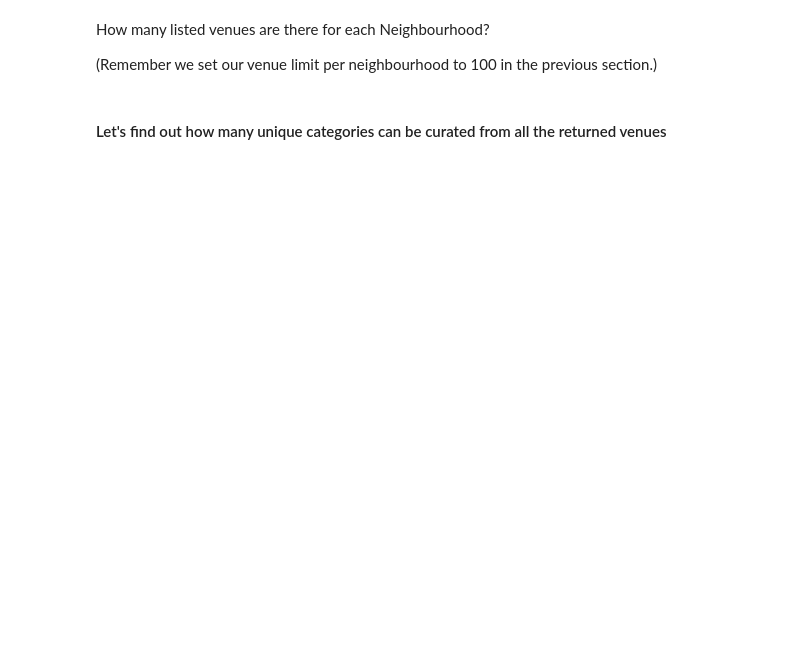
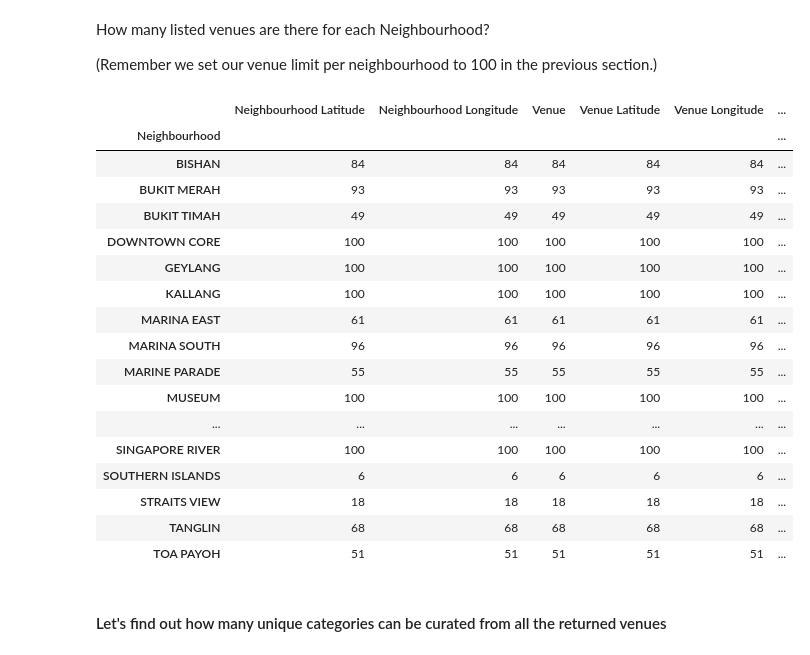
Before and after one commit to Topaz-Tan/Coursera_Capstone, a Jupyter notebook: Exploring Singapore.ipynb, the cells around one changed output. Saved outputs shown, nothing was run; the diff lists cells and outputs as text; code cells hidden in the pictures; blank space fills up the shorter version.

```diff
--- a/Exploring Singapore.ipynb
+++ b/Exploring Singapore.ipynb
@@ -390,7 +401,26 @@ How many listed venues are there for each Neighbourhood?
 
 (Remember we set our venue limit per neighbourhood to 100 in the previous section.)
 # %%
-central_venues.groupby('Neighborhood').count()
+central_venues.groupby('Neighbourhood').count()
+# %% [output]
+|  | Neighbourhood Latitude | Neighbourhood Longitude | Venue | Venue Latitude | Venue Longitude | ... |
+| Neighbourhood |  |  |  |  |  | ... |
+| BISHAN | 84 | 84 | 84 | 84 | 84 | ... |
+| BUKIT MERAH | 93 | 93 | 93 | 93 | 93 | ... |
+| BUKIT TIMAH | 49 | 49 | 49 | 49 | 49 | ... |
+| DOWNTOWN CORE | 100 | 100 | 100 | 100 | 100 | ... |
+| GEYLANG | 100 | 100 | 100 | 100 | 100 | ... |
+| KALLANG | 100 | 100 | 100 | 100 | 100 | ... |
+| MARINA EAST | 61 | 61 | 61 | 61 | 61 | ... |
+| MARINA SOUTH | 96 | 96 | 96 | 96 | 96 | ... |
+| MARINE PARADE | 55 | 55 | 55 | 55 | 55 | ... |
+| MUSEUM | 100 | 100 | 100 | 100 | 100 | ... |
+| ... | ... | ... | ... | ... | ... | ... |
+| SINGAPORE RIVER | 100 | 100 | 100 | 100 | 100 | ... |
+| SOUTHERN ISLANDS | 6 | 6 | 6 | 6 | 6 | ... |
+| STRAITS VIEW | 18 | 18 | 18 | 18 | 18 | ... |
+| TANGLIN | 68 | 68 | 68 | 68 | 68 | ... |
+| TOA PAYOH | 51 | 51 | 51 | 51 | 51 | ... |
 # %% [markdown]
 #### Let's find out how many unique categories can be curated from all the returned venues
 # %%
```
Also changed, not shown: parts of 10 cells of this notebook.
